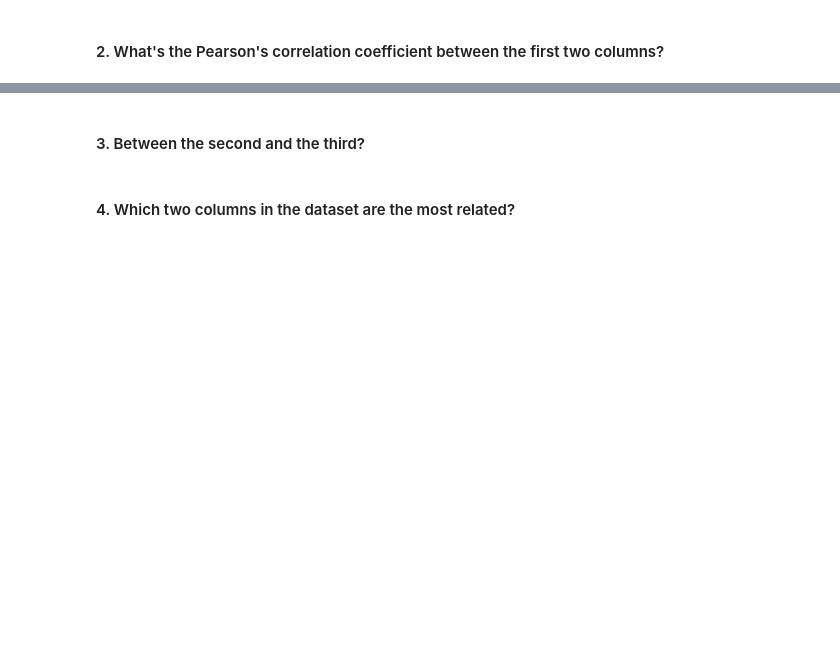
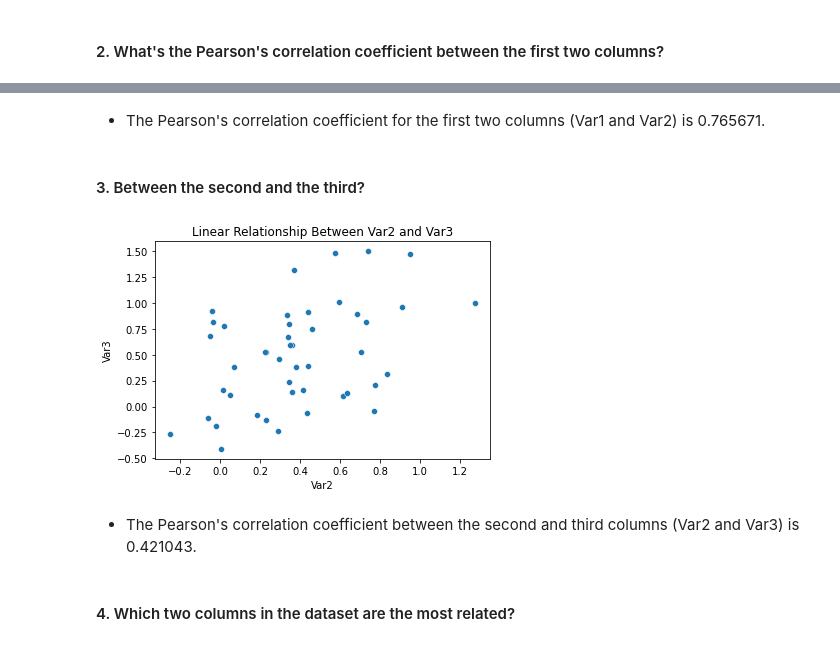
Before and after one commit to jpetersen626/Agendia_Interview_Quiz, a Jupyter notebook: Agendia_Quiz_JP.ipynb, the cells around one changed output, grey strips where cells are left out. Saved outputs shown, nothing was run; the diff lists cells and outputs as text; code cells hidden in the pictures; blank space fills up the shorter version.

```diff
--- a/Agendia_Quiz_JP.ipynb
+++ b/Agendia_Quiz_JP.ipynb
@@ -60,4 +80,13 @@ df.describe()
+# %% [markdown]
+- The Pearson's correlation coefficient for the first two columns (Var1 and Var2) is 0.765671.
 # %% [markdown]
 #### 3. Between the second and the third?
+# %%
+sns.scatterplot(x=df['Var2'], y=df['Var3'])
+plt.title('Linear Relationship Between Var2 and Var3');
+# %% [output]
+[figure, added]
+# %% [markdown]
+- The Pearson's correlation coefficient between the second and third columns (Var2 and Var3) is 0.421043.
 # %% [markdown]
 #### 4. Which two columns in the dataset are the most related?
```
Also changed, not shown: parts of 10 cells of this notebook.
